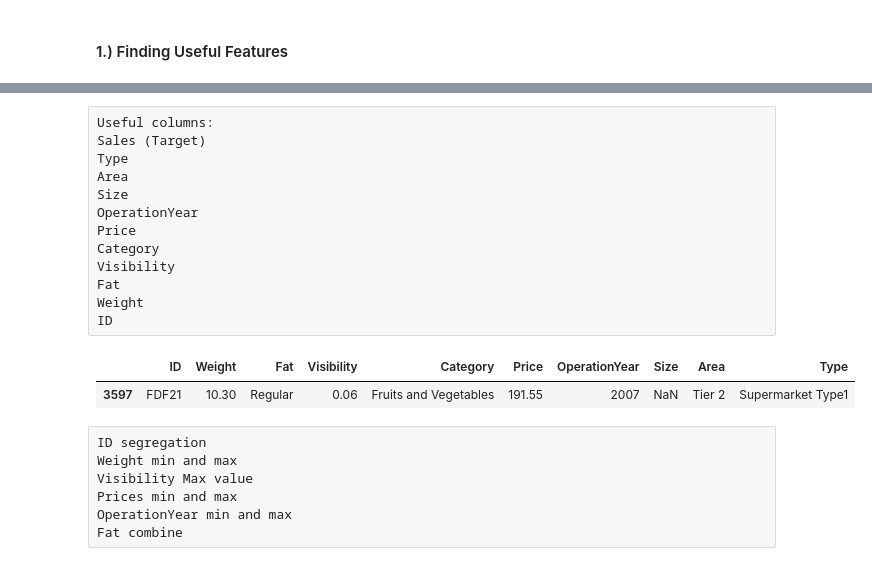
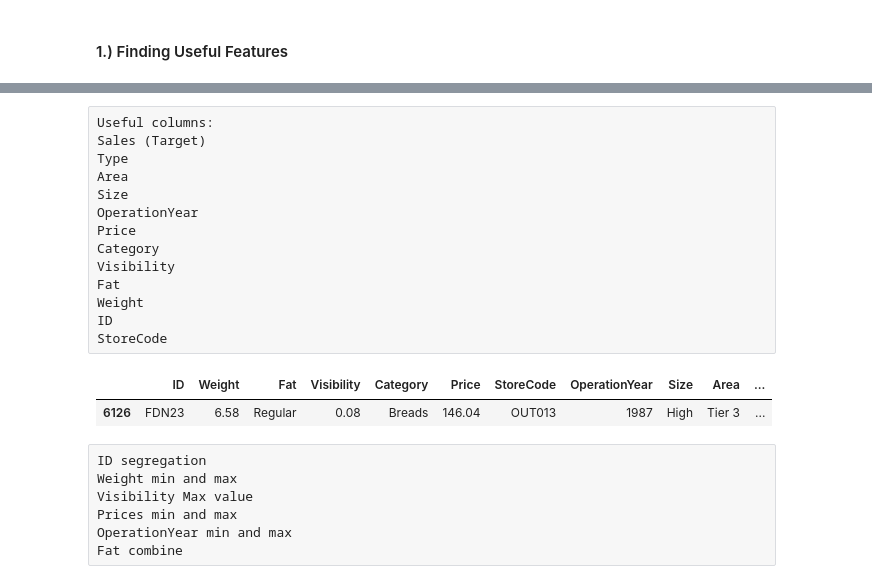
Before and after one commit to simran2104/retail-sales-prediction, a Jupyter notebook: sales_prediction-model.ipynb, the cells around one changed output, grey strips where cells are left out. Saved outputs shown, nothing was run; the diff lists cells and outputs as text; code cells hidden in the pictures.

```diff
--- a/sales_prediction-model.ipynb
+++ b/sales_prediction-model.ipynb
@@ -473,18 +483,19 @@ Visibility
 Fat
 Weight
 ID
+StoreCode
 # %%
 from sklearn.preprocessing import FunctionTransformer
 
 trf1 = FunctionTransformer(
-    lambda x: x.drop(columns=["No", "Security", "StoreCode"])
+    lambda x: x.drop(columns=["No", "Security"])
 )
 
 X_train_temp = trf1.fit_transform(X_train)
 X_train_temp.sample(1)
 # %% [output]
-|  | ID | Weight | Fat | Visibility | Category | Price | OperationYear | Size | Area | Type |
-| 3597 | FDF21 | 10.30 | Regular | 0.06 | Fruits and Vegetables | 191.55 | 2007 | NaN | Tier 2 | Supermarket Type1 |
+|  | ID | Weight | Fat | Visibility | Category | Price | StoreCode | OperationYear | Size | Area | ... |
+| 6126 | FDN23 | 6.58 | Regular | 0.08 | Breads | 146.04 | OUT013 | 1987 | High | Tier 3 | ... |
 # %% [raw]
 ID segregation
 Weight min and max
```
Also changed, not shown: parts of 33 cells of this notebook.
